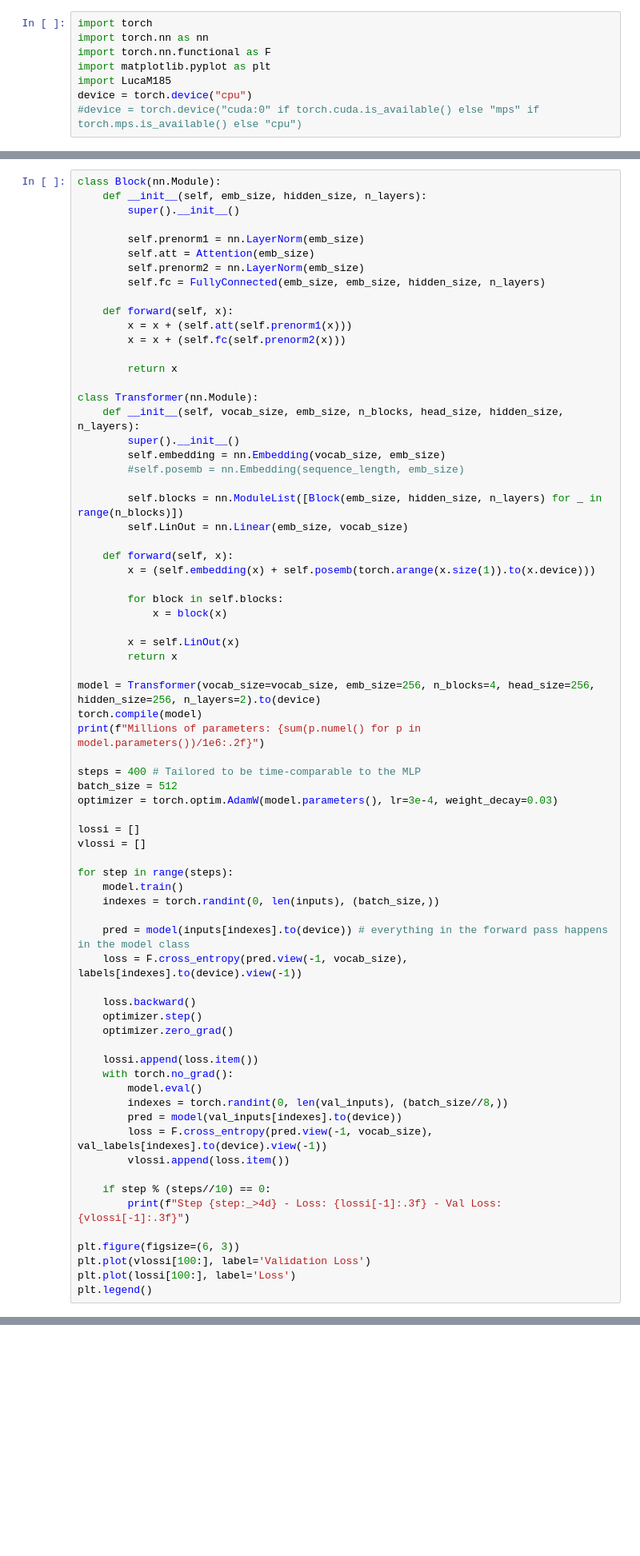
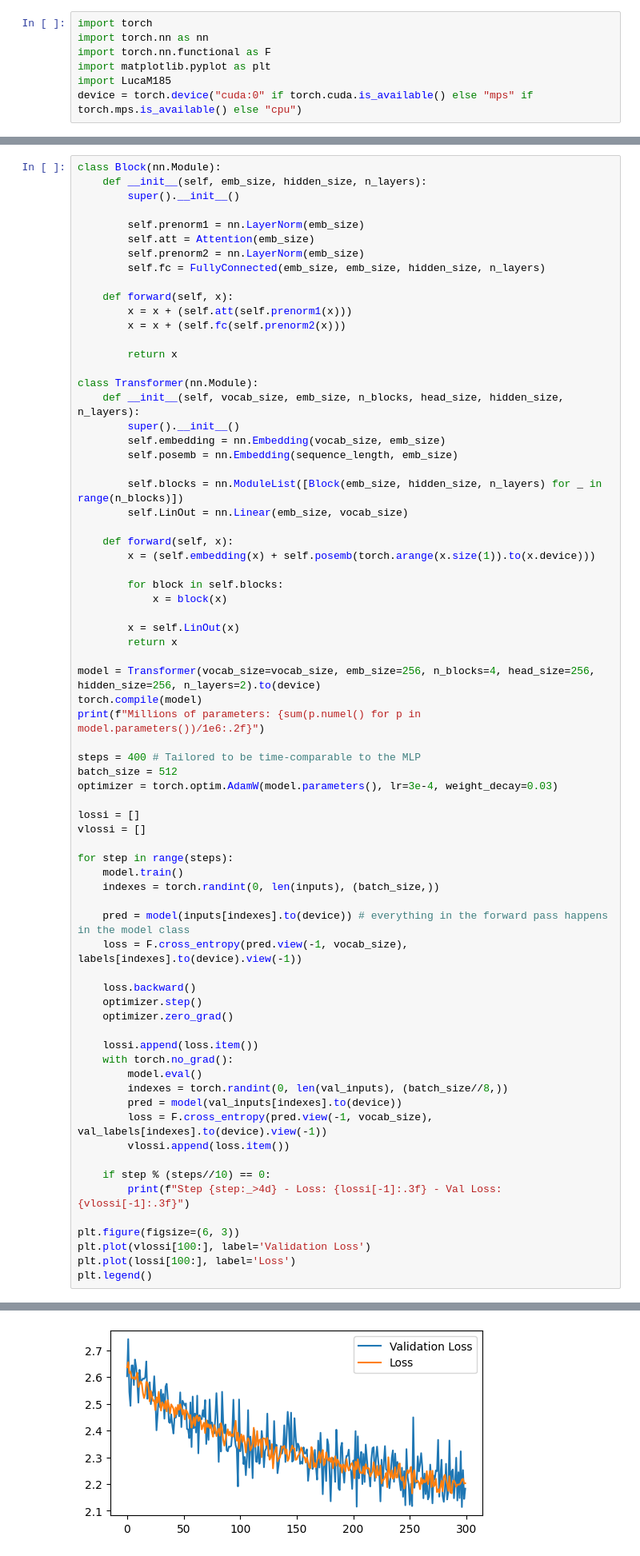
Before and after one commit to LucaM185/GPTs-from-scratch, a Jupyter notebook: 7a - Attention.ipynb, the cells around one changed output, grey strips where cells are left out. Shown at 80% size. Saved outputs shown, nothing was run; the diff lists cells and outputs as text; blank space fills up the shorter version.

```diff
--- a/7a - Attention.ipynb
+++ b/7a - Attention.ipynb
@@ -17,5 +17,4 @@ import torch.nn as nn
 import torch.nn.functional as F
 import matplotlib.pyplot as plt
 import LucaM185
-device = torch.device("cpu")
-#device = torch.device("cuda:0" if torch.cuda.is_available() else "mps" if torch.mps.is_available() else "cpu")
+device = torch.device("cuda:0" if torch.cuda.is_available() else "mps" if torch.mps.is_available() else "cpu")
@@ -344,7 +400,7 @@ class Transformer(nn.Module):
     def __init__(self, vocab_size, emb_size, n_blocks, head_size, hidden_size, n_layers):
         super().__init__()
         self.embedding = nn.Embedding(vocab_size, emb_size)
-        #self.posemb = nn.Embedding(sequence_length, emb_size)
+        self.posemb = nn.Embedding(sequence_length, emb_size)
 
         self.blocks = nn.ModuleList([Block(emb_size, hidden_size, n_layers) for _ in range(n_blocks)])
         self.LinOut = nn.Linear(emb_size, vocab_size)
@@ -395,3 +451,4 @@ plt.figure(figsize=(6, 3))
 plt.plot(vlossi[100:], label='Validation Loss')
 plt.plot(lossi[100:], label='Loss')
 plt.legend()
+# %% [output]
@@ -397,0 +467 @@ plt.legend()
+[figure, added]
```
Also changed, not shown: parts of 9 cells of this notebook, 4 other files.
